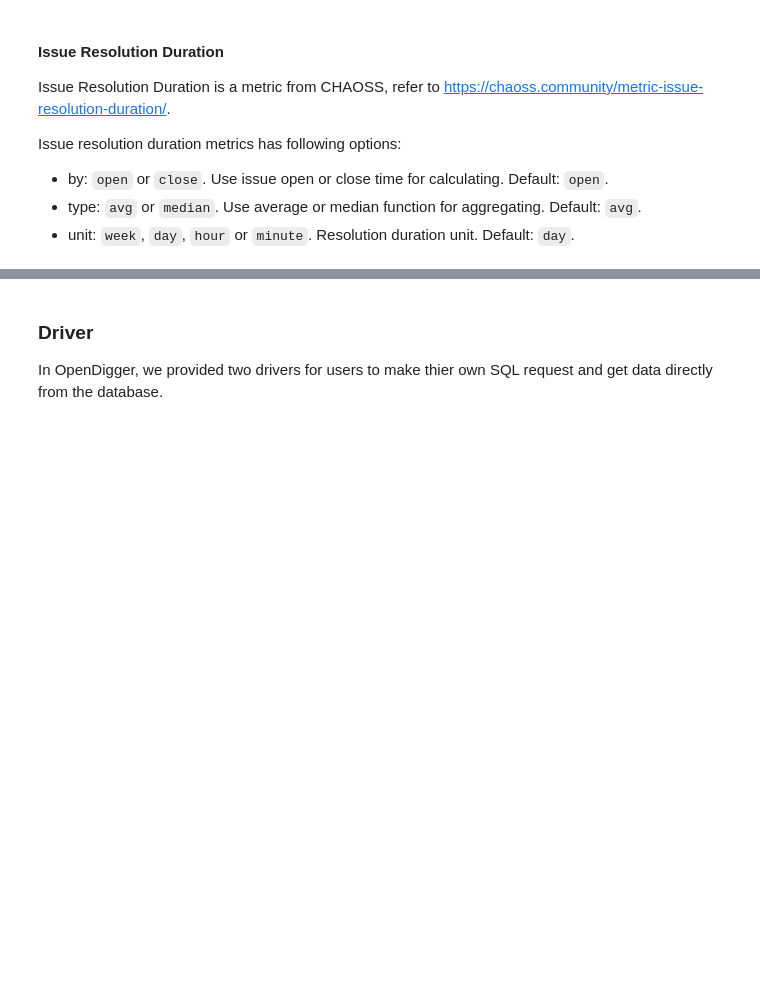
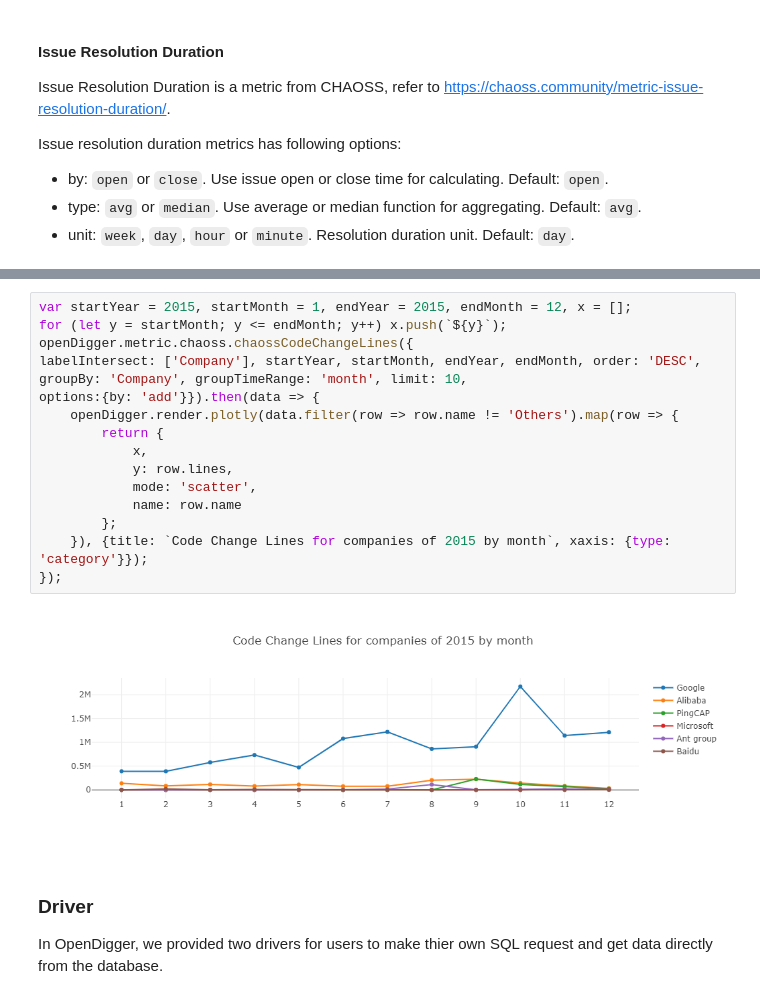
Before and after one commit to X-lab2017/open-digger, a Jupyter notebook: notebook/handbook.ipynb, the cells around one changed output, grey strips where cells are left out. Saved outputs shown, nothing was run; the diff lists cells and outputs as text; blank space fills up the shorter version.

Commit message:
metric:code change lines (#1037)

```diff
--- a/notebook/handbook.ipynb
+++ b/notebook/handbook.ipynb
@@ -376,3 +384,20 @@ openDigger.metric.chaoss.chaossIssueResolutionDuration({
+# %%
+var startYear = 2015, startMonth = 1, endYear = 2015, endMonth = 12, x = [];
+for (let y = startMonth; y <= endMonth; y++) x.push(`${y}`);
+openDigger.metric.chaoss.chaossCodeChangeLines({
+labelIntersect: ['Company'], startYear, startMonth, endYear, endMonth, order: 'DESC', groupBy: 'Company', groupTimeRange: 'month', limit: 10,
+options:{by: 'add'}}).then(data => {
+    openDigger.render.plotly(data.filter(row => row.name != 'Others').map(row => {
+        return {
+            x,
+            y: row.lines,
+            mode: 'scatter',
+            name: row.name
+        };
+    }), {title: `Code Change Lines for companies of 2015 by month`, xaxis: {type: 'category'}});
+});
+# %% [output]
+[figure, added]
 # %% [markdown]
 ### Driver
 
```
Also changed, not shown: parts of 8 cells of this notebook, 4 other files.
